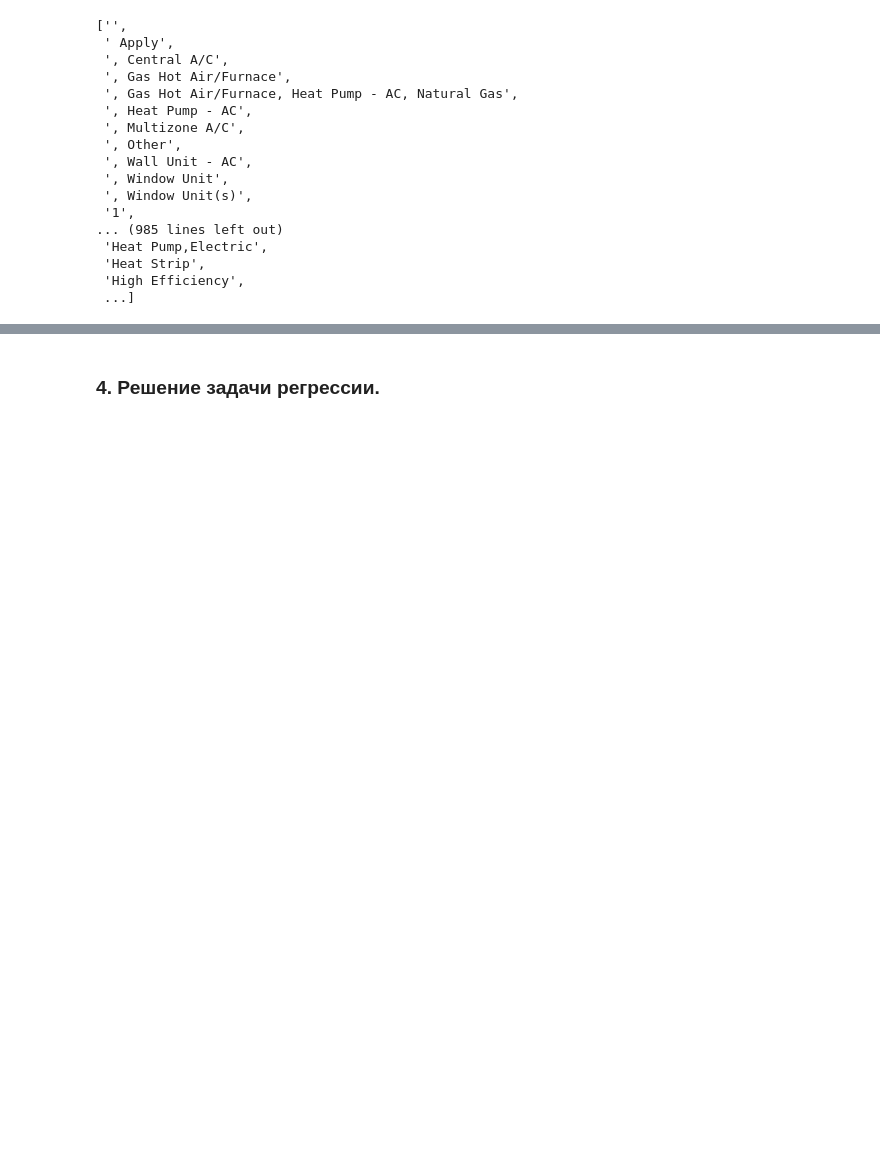
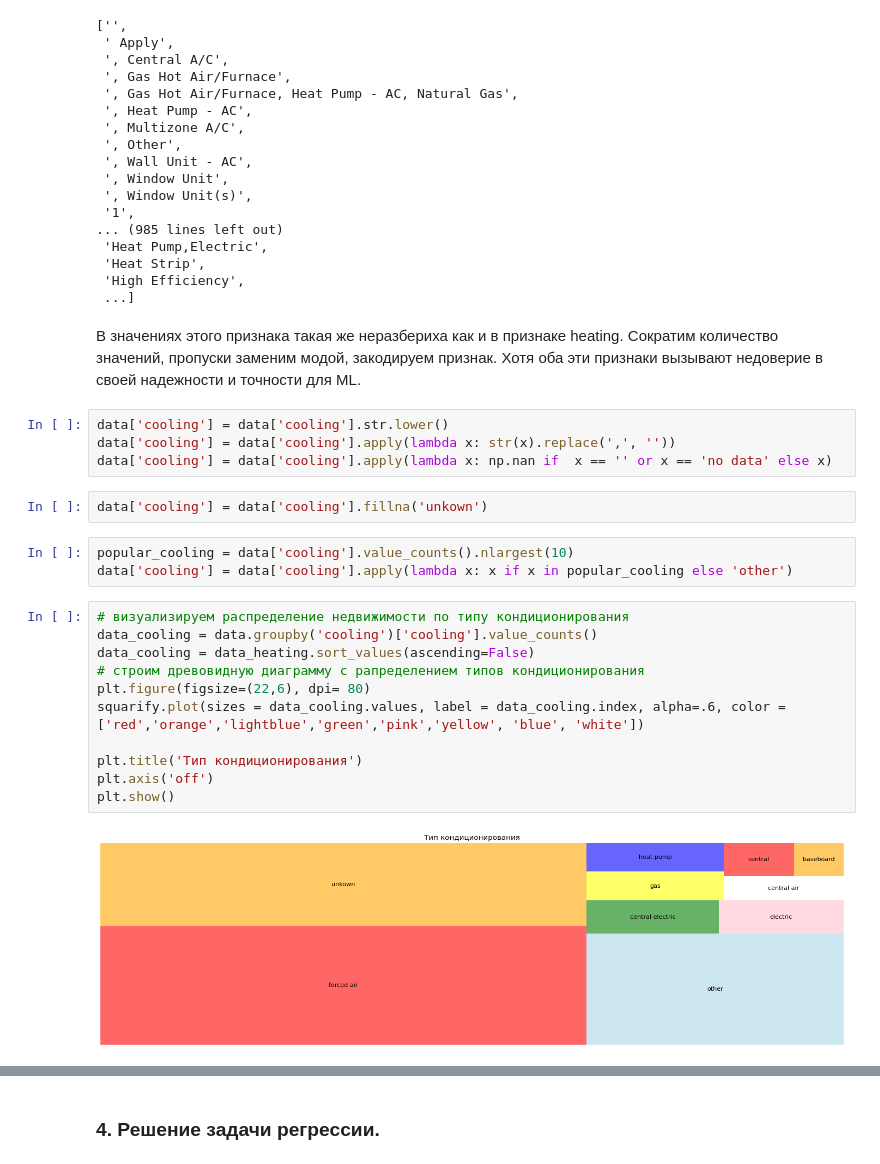
Before and after one commit to LNarnia/IDE_new, a Jupyter notebook: Skillfactory/final_project/project.ipynb, the cells around one changed output, grey strips where cells are left out. Drawn from its saved outputs; the diff is of its cells as text; blank space fills up the shorter version.

```diff
--- a/Skillfactory/final_project/project.ipynb
+++ b/Skillfactory/final_project/project.ipynb
@@ -1881,3 +1882,27 @@ data['cooling'].sort_values().unique().tolist()
  'Heat Strip',
  'High Efficiency',
  ...]
+# %% [markdown]
+В значениях этого признака такая же неразбериха как и в признаке heating. Сократим количество значений, пропуски заменим модой, закодируем признак. Хотя оба эти признаки вызывают недоверие в своей надежности и точности для ML.
+# %%
+data['cooling'] = data['cooling'].str.lower()
+data['cooling'] = data['cooling'].apply(lambda x: str(x).replace(',', ''))
+data['cooling'] = data['cooling'].apply(lambda x: np.nan if  x == '' or x == 'no data' else x)
+# %%
+data['cooling'] = data['cooling'].fillna('unkown')
+# %%
+popular_cooling = data['cooling'].value_counts().nlargest(10)
+data['cooling'] = data['cooling'].apply(lambda x: x if x in popular_cooling else 'other')
+# %%
+# визуализируем распределение недвижимости по типу кондиционирования
+data_cooling = data.groupby('cooling')['cooling'].value_counts()
+data_cooling = data_heating.sort_values(ascending=False)
+# строим древовидную диаграмму с рапределением типов кондиционирования
+plt.figure(figsize=(22,6), dpi= 80)
+squarify.plot(sizes = data_cooling.values, label = data_cooling.index, alpha=.6, color = ['red','orange','lightblue','green','pink','yellow', 'blue', 'white'])
+
+plt.title('Тип кондиционирования')
+plt.axis('off')
+plt.show()
+# %% [output]
+[figure, added]
```
Also changed, not shown: parts of 100 cells of this notebook, 2 other files.
